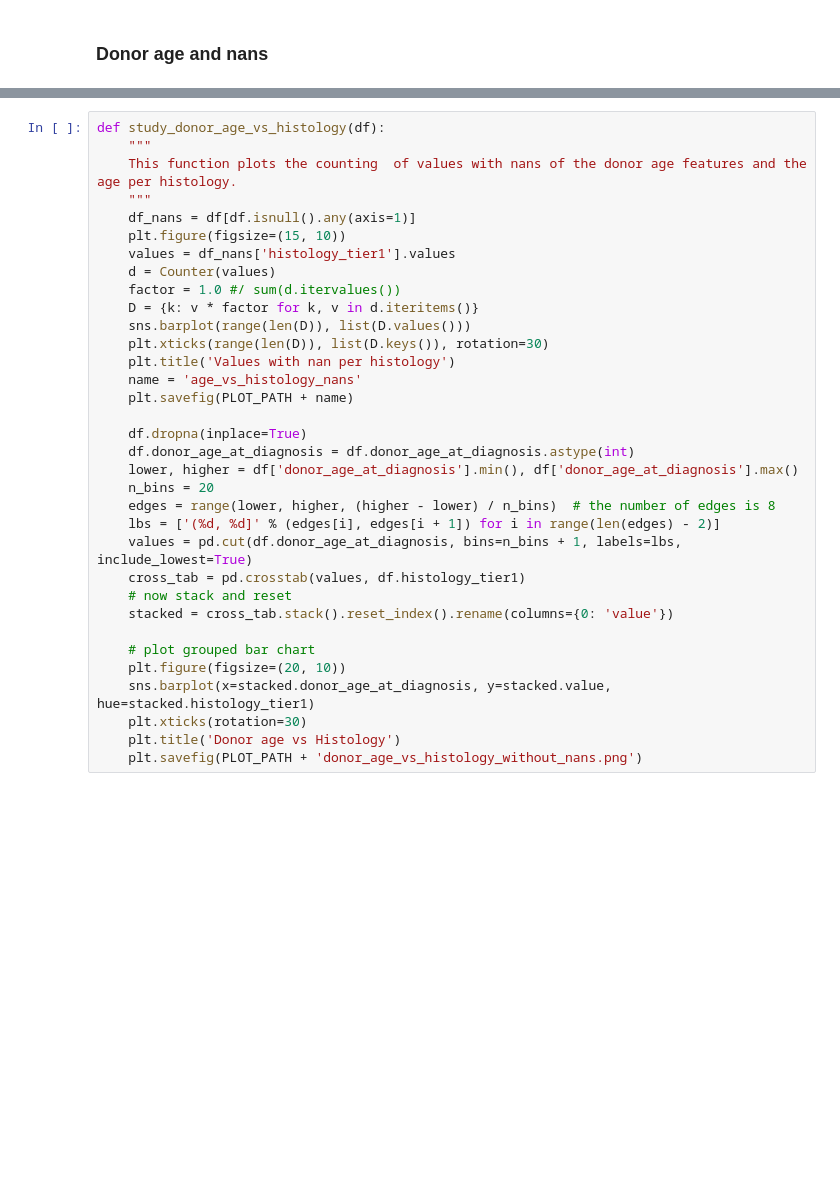
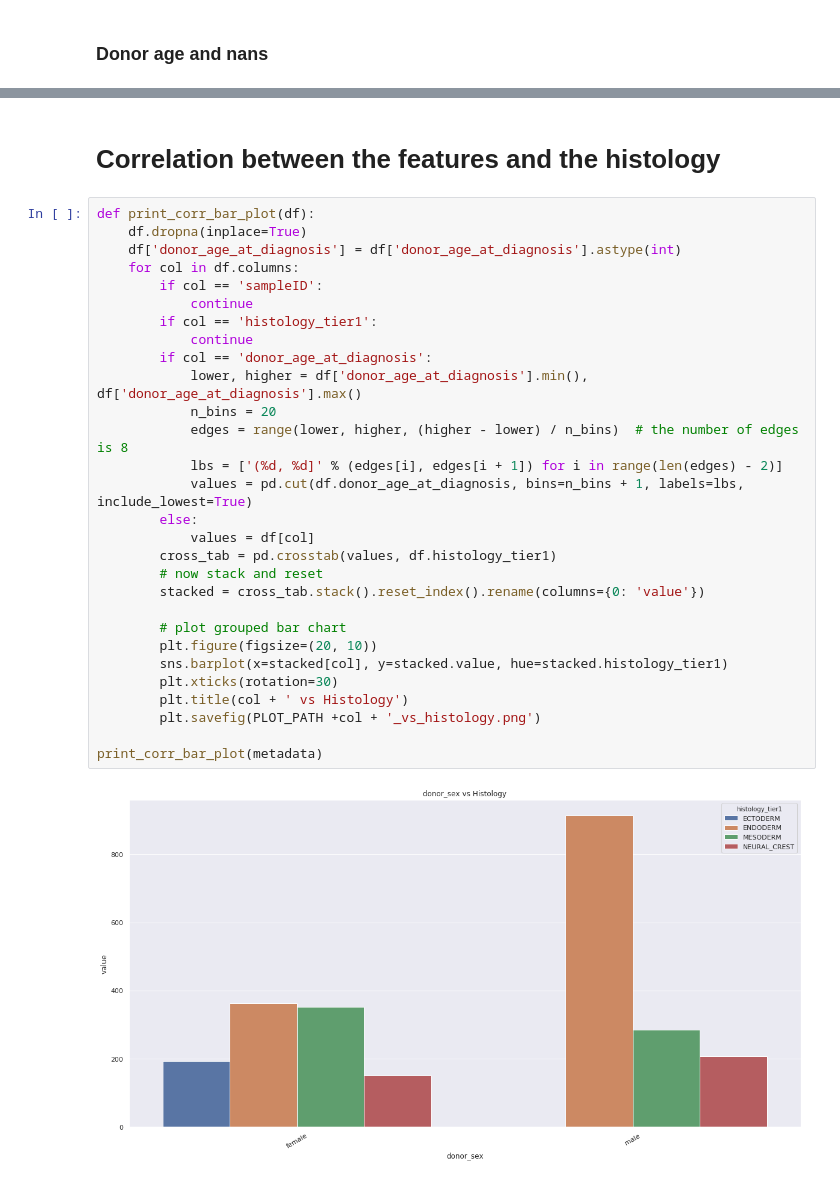
Before and after one commit to HPAI-BSC/chromoplexy_analysis, a Jupyter notebook: src/metadata_study/Data analysis.ipynb, the cells around one changed output, grey strips where cells are left out. Drawn from its saved outputs; the diff is of its cells as text; blank space fills up the shorter version.

Commit message:
finished the metadata analysis code

```diff
--- a/src/metadata_study/Data analysis.ipynb
+++ b/src/metadata_study/Data analysis.ipynb
@@ -148,34 +186,33 @@ Shape:
+# %% [markdown]
+# Correlation between the features and the histology
 # %%
-def study_donor_age_vs_histology(df):
-    """
-    This function plots the counting  of values with nans of the donor age features and the age per histology.
-    """
-    df_nans = df[df.isnull().any(axis=1)]
-    plt.figure(figsize=(15, 10))
-    values = df_nans['histology_tier1'].values
-    d = Counter(values)
-    factor = 1.0 #/ sum(d.itervalues())
-    D = {k: v * factor for k, v in d.iteritems()}
-    sns.barplot(range(len(D)), list(D.values()))
-    plt.xticks(range(len(D)), list(D.keys()), rotation=30)
-    plt.title('Values with nan per histology')
-    name = 'age_vs_histology_nans'
-    plt.savefig(PLOT_PATH + name)
+def print_corr_bar_plot(df):
+    df.dropna(inplace=True)
+    df['donor_age_at_diagnosis'] = df['donor_age_at_diagnosis'].astype(int)
+    for col in df.columns:
+        if col == 'sampleID':
+            continue
+        if col == 'histology_tier1':
+            continue
+        if col == 'donor_age_at_diagnosis':
+            lower, higher = df['donor_age_at_diagnosis'].min(), df['donor_age_at_diagnosis'].max()
+            n_bins = 20
+            edges = range(lower, higher, (higher - lower) / n_bins)  # the number of edges is 8
+            lbs = ['(%d, %d]' % (edges[i], edges[i + 1]) for i in range(len(edges) - 2)]
+            values = pd.cut(df.donor_age_at_diagnosis, bins=n_bins + 1, labels=lbs, include_lowest=True)
+        else:
+            values = df[col]
+        cross_tab = pd.crosstab(values, df.histology_tier1)
+        # now stack and reset
+        stacked = cross_tab.stack().reset_index().rename(columns={0: 'value'})
 
-    df.dropna(inplace=True)
-    df.donor_age_at_diagnosis = df.donor_age_at_diagnosis.astype(int)
-    lower, higher = df['donor_age_at_diagnosis'].min(), df['donor_age_at_diagnosis'].max()
-    n_bins = 20
-    edges = range(lower, higher, (higher - lower) / n_bins)  # the number of edges is 8
-    lbs = ['(%d, %d]' % (edges[i], edges[i + 1]) for i in range(len(edges) - 2)]
-    values = pd.cut(df.donor_age_at_diagnosis, bins=n_bins + 1, labels=lbs, include_lowest=True)
-    cross_tab = pd.crosstab(values, df.histology_tier1)
-    # now stack and reset
-    stacked = cross_tab.stack().reset_index().rename(columns={0: 'value'})
+        # plot grouped bar chart
+        plt.figure(figsize=(20, 10))
+        sns.barplot(x=stacked[col], y=stacked.value, hue=stacked.histology_tier1)
+        plt.xticks(rotation=30)
+        plt.title(col + ' vs Histology')
+        plt.savefig(PLOT_PATH +col + '_vs_histology.png')
 
-    # plot grouped bar chart
-    plt.figure(figsize=(20, 10))
-    sns.barplot(x=stacked.donor_age_at_diagnosis, y=stacked.value, hue=stacked.histology_tier1)
-    plt.xticks(rotation=30)
-    plt.title('Donor age vs Histology')
-    plt.savefig(PLOT_PATH + 'donor_age_vs_histology_without_nans.png')
+print_corr_bar_plot(metadata)
+# %% [output]
+[figure, added]
```
Also changed, not shown: parts of 16 cells of this notebook, 1 other file.
